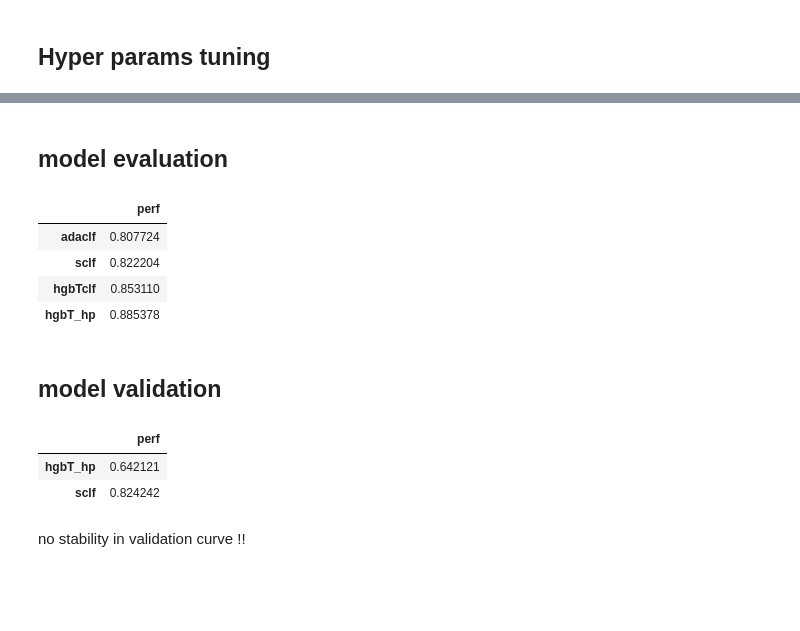
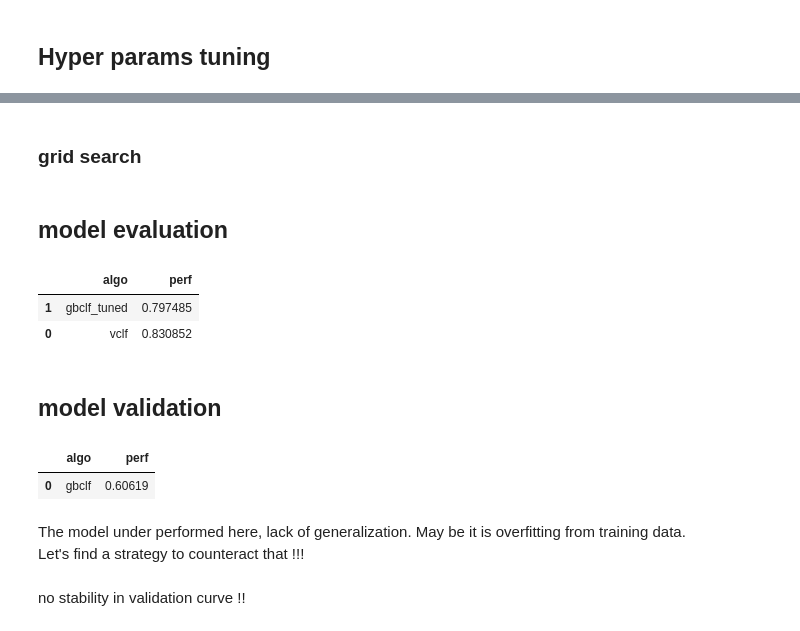
Before and after one commit to phenixMaster/ICR, a Jupyter notebook: icr-analysis-python.ipynb, the cells around one changed output, grey strips where cells are left out. Cells and saved outputs as stored; diff of their text form; code cells hidden in the pictures; blank space fills up the shorter version.

```diff
--- a/icr-analysis-python.ipynb
+++ b/icr-analysis-python.ipynb
@@ -233,7 +233,7 @@ model_dict = {#"regClf": regClf,
               "bagclf": bagclf,
     # boosting models
              "adaClf": adaclf,
-            "gbCl": gbclf ,
+            "gbclf": gbclf ,
             "hGbTclf" : hGbTclf,
     # voting classifier
             "vclf" : vclf,
@@ -252,8 +252,11 @@ def fitModel(model_dict:dict,train_data,y_train,cv: int):
         perf0 = cross_val_score(fit,train_data,y_train,scoring='balanced_accuracy',cv= cv).mean()
         scores[model] = perf0
         #print(f"{model}_score : {round(perf0,2) }")
-    perf_df = (pd.DataFrame(data = scores.values(), index = scores.keys(), columns = ["perf"])
-        .sort_values(by="perf",ascending = True)
+    #perf_df = (pd.DataFrame(data = scores.values(), index= scores.keys(), columns = ["algo","perf"])
+    perf_df = (pd.DataFrame(data = scores.items(),
+                            columns = ["algo","perf"],
+                            index = None)
+        .sort_values(by="perf",ascending = True )
         )
     print("\n")
     return perf_df
@@ -340,0 +311,2 @@ model_dict3 = {
+# %% [markdown]
+### grid search
@@ -341,31 +348,31 @@ model_dict3 = {
 # %% [markdown]
 ## model evaluation
 # %%
-# models perf
-perf = fitModel(model_dict = model_dict3,train_data = train0[num_var],y_train = train0["Class"],cv=5)
-perf
+# models perf  with hp tuned
+perf_hp = fitModel(model_dict = model_dict3,train_data = train0[num_var],y_train = train0["Class"],cv=5)
+perf_hp
 # %% [output]
-|  | perf |
-| adaclf | 0.807724 |
-| sclf | 0.822204 |
-| hgbTclf | 0.853110 |
-| hgbT_hp | 0.885378 |
+|  | algo | perf |
+| 1 | gbclf_tuned | 0.797485 |
+| 0 | vclf | 0.830852 |
 # %% [markdown]
 ## model validation
 # %%
 # validation perf
 model_dict4 = {
-"hgbT_hp": hgbT_hp,
-"sclf" : sclf,
+#"vlf_tuned": MLPclf_tuned,
+"gbclf" : gbclf_tuned.best_estimator_,
 }
 
 # val_perf
-val_perf = fitModel(model_dict = model_dict4,train_data = test[num_var],y_train = test["Class"],cv=10)
+val_perf = fitModel(model_dict = model_dict4,train_data = test[num_var],y_train = test["Class"],cv=5)
 val_perf
 # %% [output]
-|  | perf |
-| hgbT_hp | 0.642121 |
-| sclf | 0.824242 |
+|  | algo | perf |
+| 0 | gbclf | 0.60619 |
+# %% [markdown]
+The model under performed here, lack of generalization. May be it is overfitting from training data.
+Let's find a strategy to counteract that !!!
 # %%
 #?validation_curve
 # %%
```
Also changed, not shown: parts of 16 cells of this notebook.
